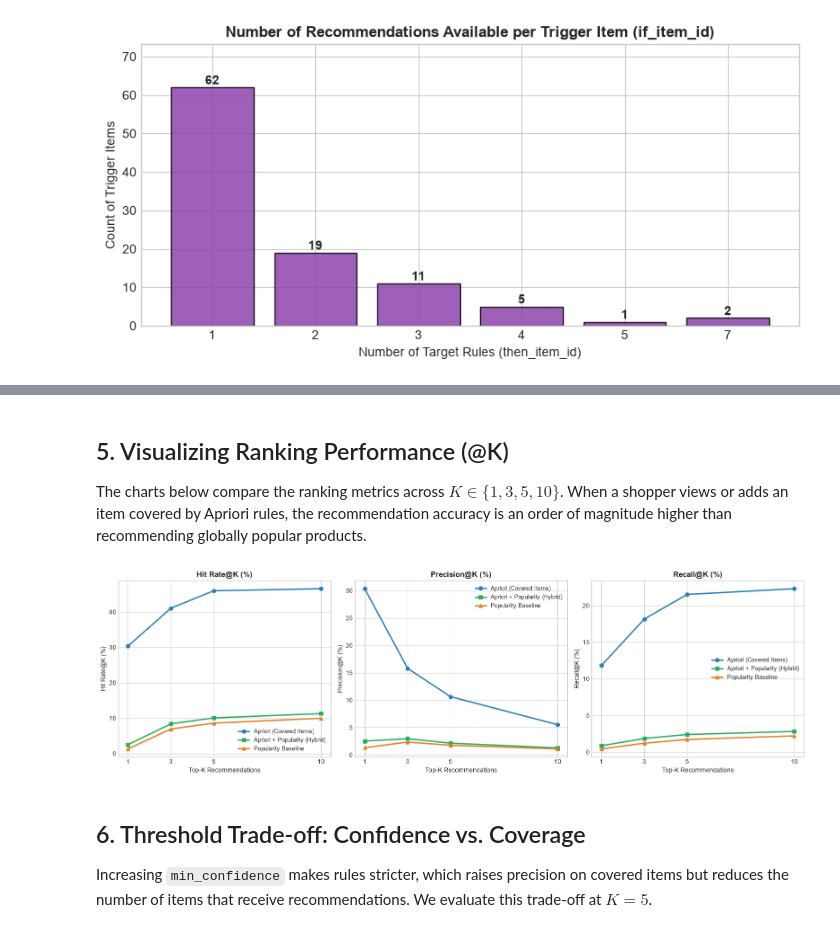
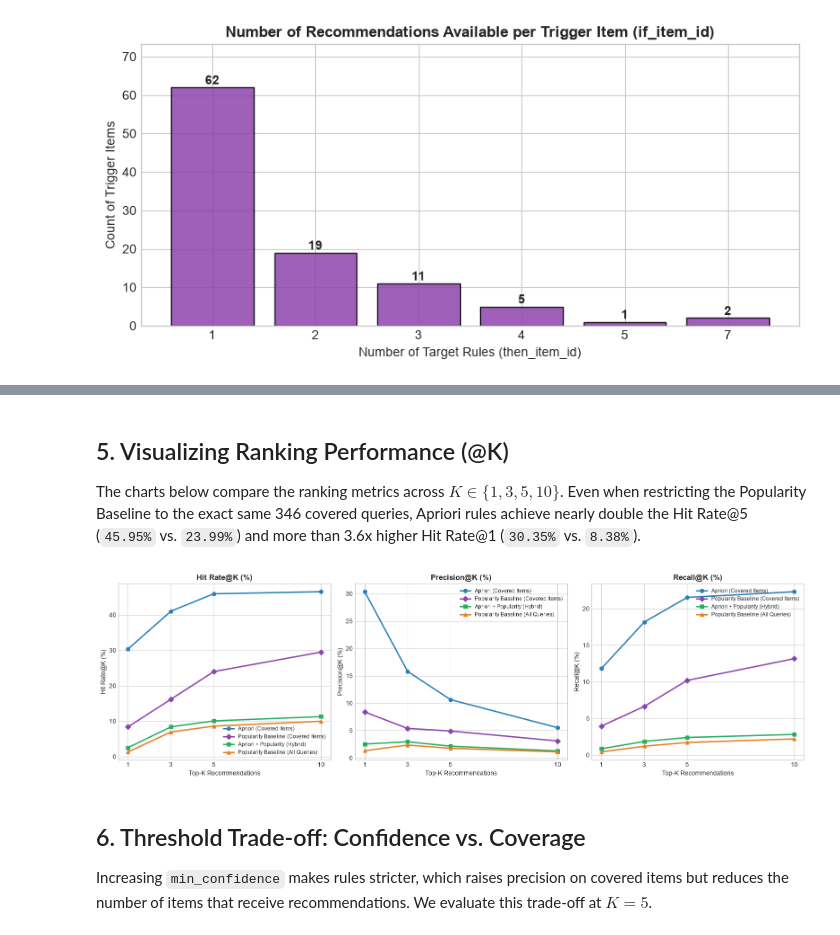
Before and after one commit to scarlet-enlight/retailrocket-recommender-system, a Jupyter notebook: ml-service/notebooks/03_model_evaluation.ipynb, the cells around one changed output, grey strips where cells are left out. Saved outputs shown, nothing was run; the diff lists cells and outputs as text; code cells hidden in the pictures.

Commit message:
fix(ml): evaluate popularity baseline on covered queries and use given-one wording (#53)

```diff
--- a/ml-service/notebooks/03_model_evaluation.ipynb
+++ b/ml-service/notebooks/03_model_evaluation.ipynb
@@ -202,33 +207,48 @@ Train baskets: 6,488 | Test baskets: 1,623
 # %% [markdown]
 ## 5. Visualizing Ranking Performance (@K)
 
-The charts below compare the ranking metrics across $K \in \{1, 3, 5, 10\}$. When a shopper views or adds an item covered by Apriori rules, the recommendation accuracy is an order of magnitude higher than recommending globally popular products.
+The charts below compare the ranking metrics across $K \in \{1, 3, 5, 10\}$. Even when restricting the Popularity Baseline to the exact same 346 covered queries, Apriori rules achieve nearly double the Hit Rate@5 (`45.95%` vs. `23.99%`) and more than 3.6x higher Hit Rate@1 (`30.35%` vs. `8.38%`).
 # %%
 fig, axes = plt.subplots(1, 3, figsize=(16, 4.8))
-models = ['Apriori (Covered Items)', 'Apriori + Popularity (Hybrid)', 'Popularity Baseline']
-colors = {'Apriori (Covered Items)': '#2980b9', 'Apriori + Popularity (Hybrid)': '#27ae60', 'Popularity Baseline': '#e67e22'}
-markers = {'Apriori (Covered Items)': 'o', 'Apriori + Popularity (Hybrid)': 's', 'Popularity Baseline': '^'}
+models = [
+    'Apriori (Covered Items)',
+    'Popularity Baseline (Covered Items)',
+    'Apriori + Popularity (Hybrid)',
+    'Popularity Baseline (All Queries)',
+]
+colors = {
+    'Apriori (Covered Items)': '#2980b9',
+    'Popularity Baseline (Covered Items)': '#8e44ad',
+    'Apriori + Popularity (Hybrid)': '#27ae60',
+    'Popularity Baseline (All Queries)': '#e67e22',
+}
+markers = {
+    'Apriori (Covered Items)': 'o',
+    'Popularity Baseline (Covered Items)': 'D',
+    'Apriori + Popularity (Hybrid)': 's',
+    'Popularity Baseline (All Queries)': '^',
+}
 
 metrics = [
     ('hit_rate_pct', 'Hit Rate@K (%)'),
     ('precision_pct', 'Precision@K (%)'),
     ('recall_pct', 'Recall@K (%)'),
 ]
 
 for ax, (col, title) in zip(axes, metrics):
     for m in models:
         sub = df_eval[df_eval['model'] == m]
         ax.plot(sub['k'], sub[col], marker=markers[m], color=colors[m], linewidth=2.2, label=m)
     ax.set_title(title, fontsize=12, fontweight='bold')
     ax.set_xlabel('Top-K Recommendations')
     ax.set_ylabel(title)
     ax.set_xticks([1, 3, 5, 10])
-    ax.legend(fontsize=9)
+    ax.legend(fontsize=8.5)
 
 plt.tight_layout()
 plt.show()
 # %% [output]
-[figure, old version]
+[figure, new version]
 # %% [markdown]
 ## 6. Threshold Trade-off: Confidence vs. Coverage
 
```
Also changed, not shown: parts of 4 cells of this notebook, 1 other file.
